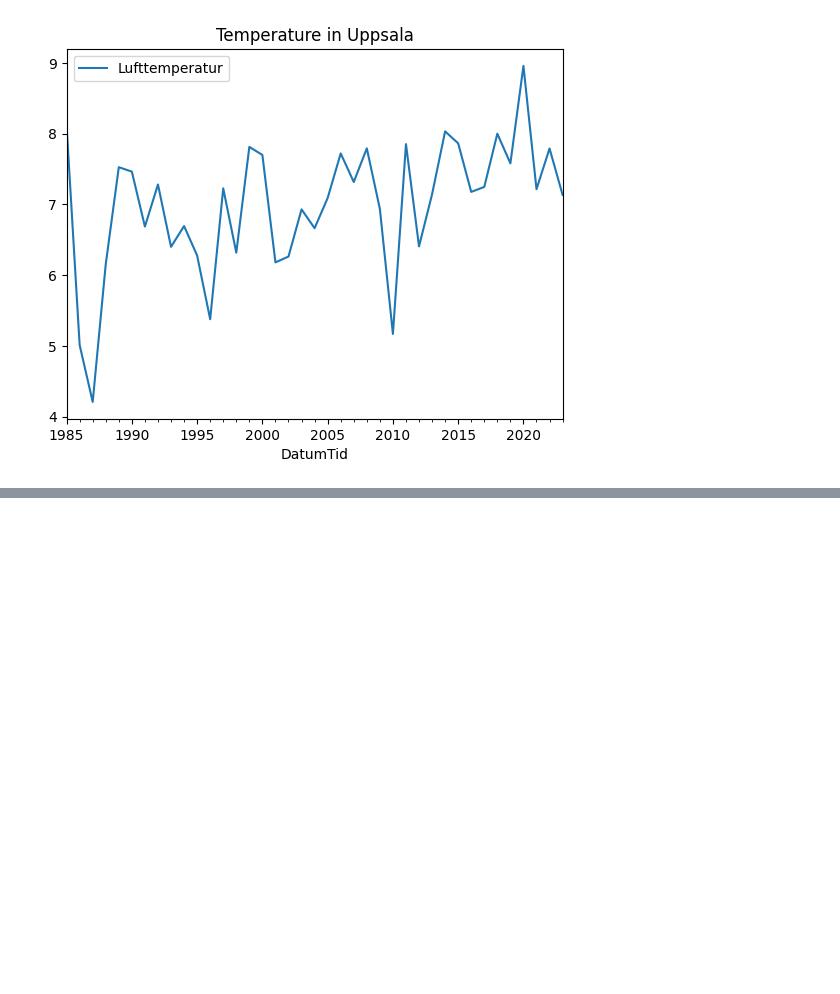
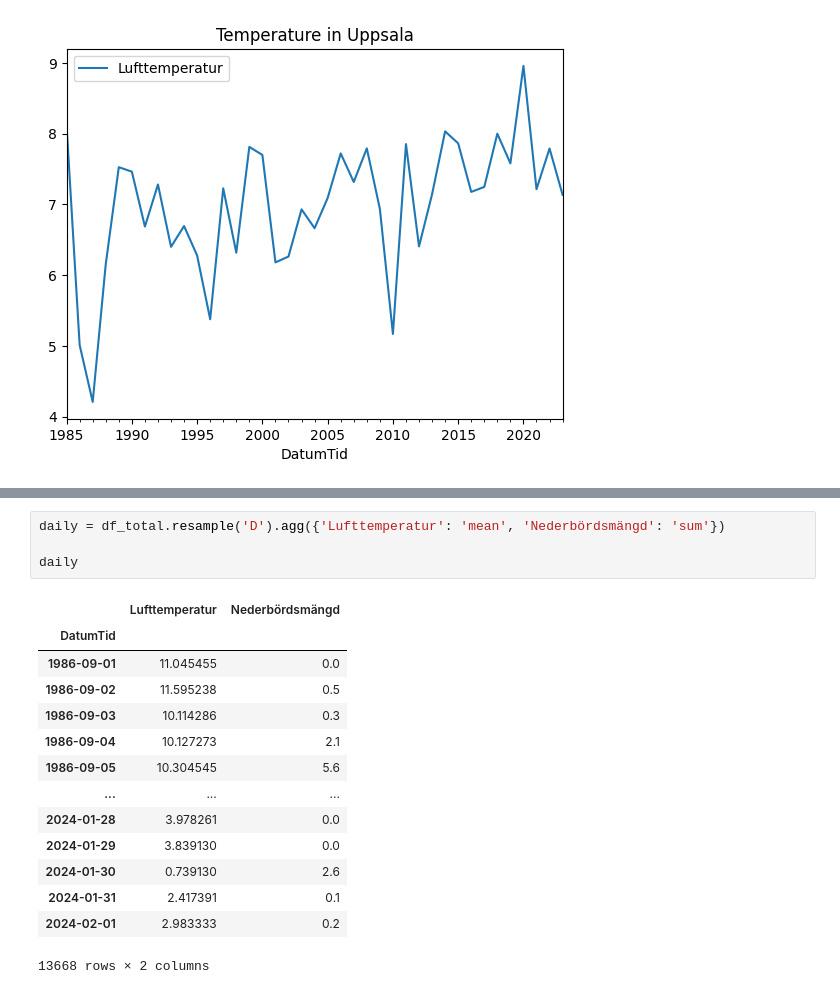
Before and after one commit to stiven88c/big-data-playground, a Jupyter notebook: project.ipynb, the cells around one changed output, grey strips where cells are left out. Drawn from its saved outputs; the diff is of its cells as text; blank space fills up the shorter version.

```diff
--- a/project.ipynb
+++ b/project.ipynb
@@ -132,0 +206,19 @@ data[data['DatumTid'] < '2024'].resample('YE', on='DatumTid').mean().plot(y='Luf
+# %%
+daily = df_total.resample('D').agg({'Lufttemperatur': 'mean', 'Nederbördsmängd': 'sum'})
+
+daily
+# %% [output]
+|  | Lufttemperatur | Nederbördsmängd |
+| DatumTid |  |  |
+| 1986-09-01 | 11.045455 | 0.0 |
+| 1986-09-02 | 11.595238 | 0.5 |
+| 1986-09-03 | 10.114286 | 0.3 |
+| 1986-09-04 | 10.127273 | 2.1 |
+| 1986-09-05 | 10.304545 | 5.6 |
+| ... | ... | ... |
+| 2024-01-28 | 3.978261 | 0.0 |
+| 2024-01-29 | 3.839130 | 0.0 |
+| 2024-01-30 | 0.739130 | 2.6 |
+| 2024-01-31 | 2.417391 | 0.1 |
+| 2024-02-01 | 2.983333 | 0.2 |
+13668 rows × 2 columns
```
Also changed, not shown: parts of 7 cells of this notebook.
